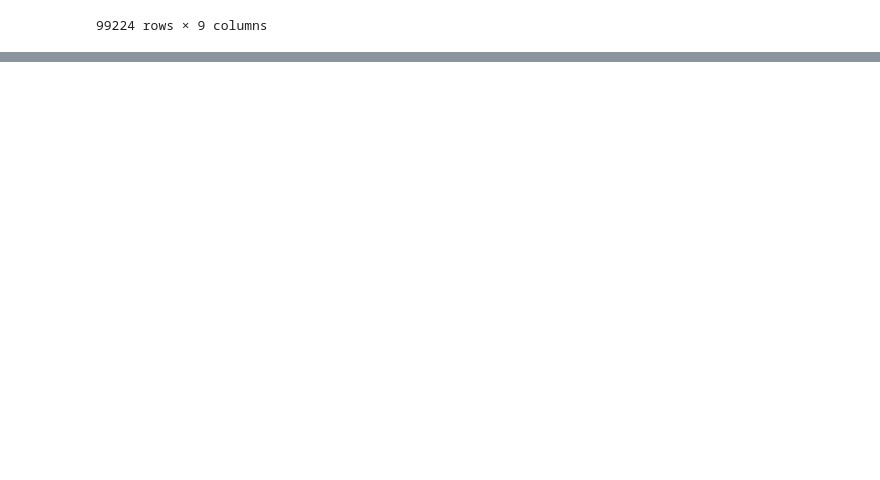
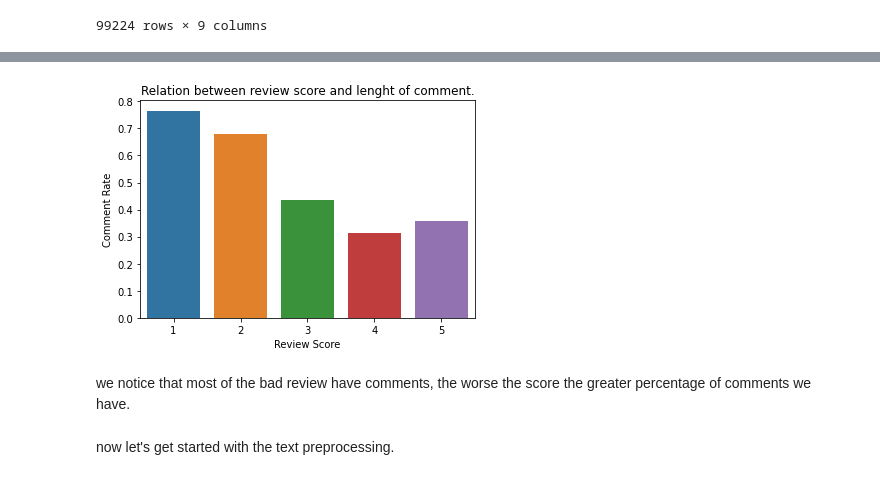
Before and after one commit to basmasirbal/Olist-Project, a Jupyter notebook: Olist-solution.ipynb, the cells around one changed output, grey strips where cells are left out. Saved outputs shown, nothing was run; the diff lists cells and outputs as text; code cells hidden in the pictures; blank space fills up the shorter version.

```diff
--- a/Olist-solution.ipynb
+++ b/Olist-solution.ipynb
@@ -533,0 +610,3 @@ order_reviews
+# %%
+order_reviews['review_length'] = order_reviews['review_comment_message'].str.len()
+order_reviews
@@ -533,0 +627,6 @@ order_reviews
+# %%
+def comment_rate(df):
+    return df['review_length'].count() / len(df)
+
+comment_rates = order_reviews.groupby('review_score').apply(comment_rate)
+comment_rates
@@ -533,0 +641,11 @@ order_reviews
+# %%
+sns.barplot(
+    comment_rates.index,
+    comment_rates.values
+).set(xlabel='Review Score', ylabel='Comment Rate', title='Relation between review score and lenght of comment.');
+# %% [output]
+[figure, added]
+# %% [markdown]
+we notice that most of the bad review have comments, the worse the score the greater percentage of comments we have.
+# %% [markdown]
+now let's get started with the text preprocessing.
```
Also changed, not shown: parts of 77 cells of this notebook.
